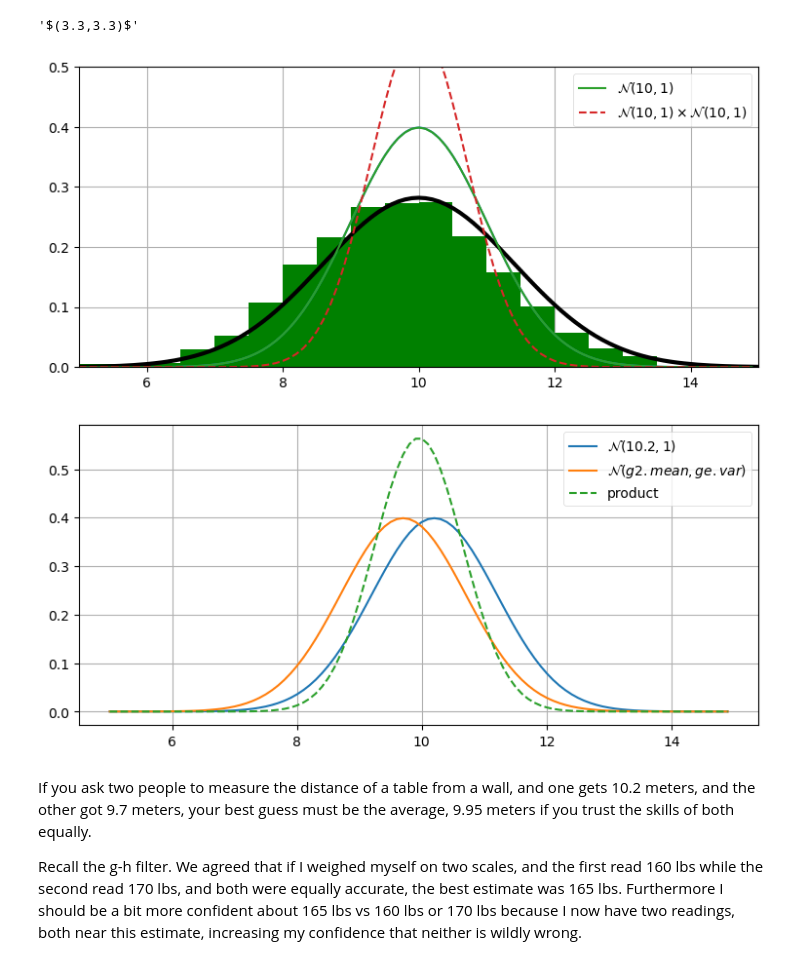
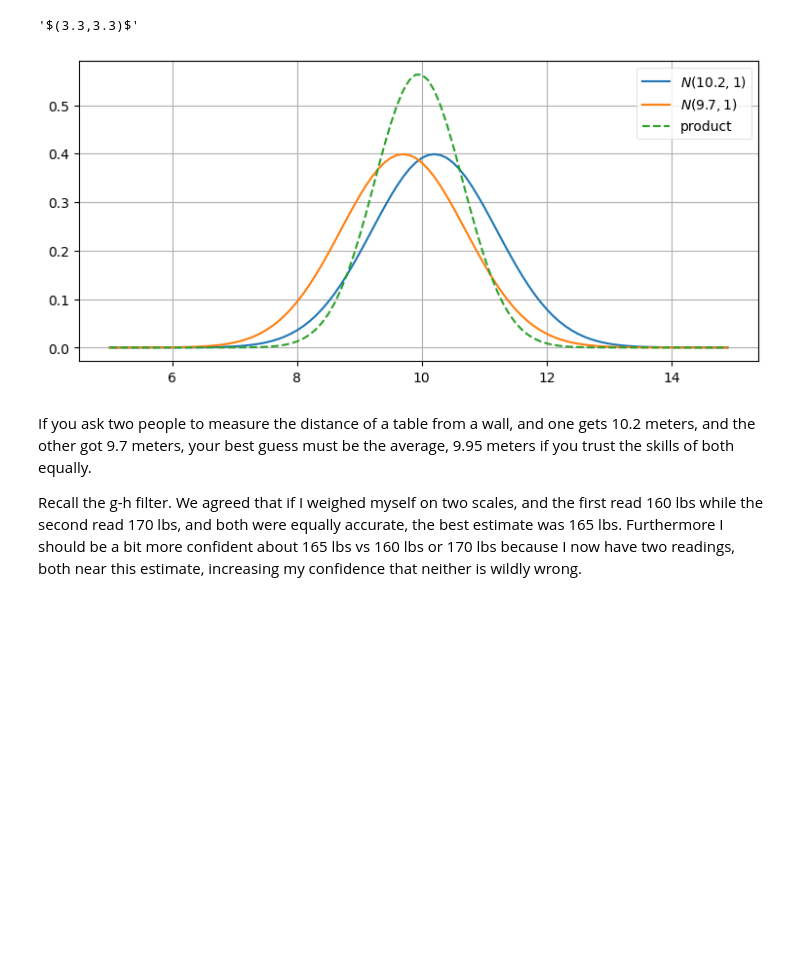
Before and after one commit to Poshehon/Kalman-and-Bayesian-Filters-in-Python, a Jupyter notebook: 04-One-Dimensional-Kalman-Filters.ipynb, the cells around one changed output. Cells and saved outputs as stored; diff of their text form; code cells hidden in the pictures; blank space fills up the shorter version.

```diff
--- a/04-One-Dimensional-Kalman-Filters.ipynb
+++ b/04-One-Dimensional-Kalman-Filters.ipynb
@@ -148,13 +158,13 @@ Let's take advantage of the `namedtuple` class in Python's `collection` module t
 `namedtuple` works the same as a tuple, except you provide it with a type name and field names. It's not important to understand, but I modified the `__repr__` method to display its value using the notation in this chapter.
 # %%
 from collections import namedtuple
-gaussian = namedtuple('Gaussian', ['mean', 'var'])
-gaussian.__repr__ = lambda s: f'𝒩(μ={s[0]:.3f}, 𝜎²={s[1]:.3f})'
+Gaussian = namedtuple('Gaussian', ['mean', 'var'])
+Gaussian.__repr__ = lambda self: f'N(μ={self.mean:.3f}, σ²={self.var:.3f})'
 # %% [markdown]
 Now we can create a print a Gaussian with:
 # %%
-g1 = gaussian(3.4, 10.1)
-g2 = gaussian(mean=4.5, var=0.2**2)
+g1 = Gaussian(3.4, 10.1)
+g2 = Gaussian(mean=4.5, var=0.2**2)
 print(g1)
 print(g2)
 # %% [output]
@@ -225,15 +235,15 @@ If we implemented that in a function `gaussian_multiply()` we could implement ou
 def gaussian_multiply(g1, g2):
     mean = (g1.var * g2.mean + g2.var * g1.mean) / (g1.var + g2.var)
     variance = (g1.var * g2.var) / (g1.var + g2.var)
-    return gaussian(mean, variance)
+    return Gaussian(mean, variance)
 
 def update(prior, likelihood):
     posterior = gaussian_multiply(likelihood, prior)
     return posterior
 
 # test the update function
-predicted_pos = gaussian(10., .2**2)
-measured_pos = gaussian(11., .1**2)
+predicted_pos = Gaussian(10., .2**2)
+measured_pos = Gaussian(11., .1**2)
 estimated_pos = update(predicted_pos, measured_pos)
 estimated_pos
 # %% [output]
@@ -255,16 +265,14 @@ We have the majority of our filter implemented, but I fear this step is still a
 
 Let's plot the pdf of $\mathcal{N}(10,\, 1) \times \mathcal{N}(10,\, 1)$. Can you determine its shape without looking at the result? What should the new mean be? Will the curve be wider, narrower, or the same as $\mathcal{N}(10,\, 1)$?
 # %%
-z = gaussian(10., 1.)  # Gaussian N(10, 1)
-
+z = Gaussian(10., 1.) # Gaussian N(10, 1)
 product = gaussian_multiply(z, z)
-
 xs = np.arange(5, 15, 0.1)
 ys = [stats.gaussian(x, z.mean, z.var) for x in xs]
-plt.plot(xs, ys, label='$\mathcal{N}(10,1)$')
-
+plt.plot(xs, ys, label='$N(10,1)$')
 ys = [stats.gaussian(x, product.mean, product.var) for x in xs]
-plt.plot(xs, ys, label='$\mathcal{N}(10,1) \\times \mathcal{N}(10,1)$', ls='--')
+plt.plot(xs, ys, label='$N(10,1) \\times N(10,1)$', ls='--')
 plt.legend()
+plt.show()
 print(product)
 # %% [output]
@@ -285,27 +294,26 @@ f'$({m},{m})$'
 # %%
 def plot_products(g1, g2):
     plt.figure()
     product = gaussian_multiply(g1, g2)
 
     xs = np.arange(5, 15, 0.1)
     ys = [stats.gaussian(x, g1.mean, g1.var) for x in xs]
-    plt.plot(xs, ys, label='$\mathcal{N}$' + f'$({g1.mean},{g1.var})$')
+    plt.plot(xs, ys, label='$N$' + f'$({g1.mean},{g1.var})$')
 
     ys = [stats.gaussian(x, g2.mean, g2.var) for x in xs]
-    plt.plot(xs, ys, label='$\mathcal{N}$' + '$({g2.mean},{ge.var})$')
+    plt.plot(xs, ys, label='$N$' + f'$({g2.mean},{g2.var})$')
 
     ys = [stats.gaussian(x, product.mean, product.var) for x in xs]
     plt.plot(xs, ys, label='product', ls='--')
     plt.legend();
     plt.show()
 
-z1 = gaussian(10.2, 1)
-z2 = gaussian(9.7, 1)
+z1 = Gaussian(10.2, 1)
+z2 = Gaussian(9.7, 1)
 
 plot_products(z1, z2)
 # %% [output]
-[figure, old version]
+[figure, new version]
-[figure, removed]
 # %% [markdown]
 If you ask two people to measure the distance of a table from a wall, and one gets 10.2 meters, and the other got 9.7 meters, your best guess must be the average, 9.95 meters if you trust the skills of both equally.
 
```
Also changed, not shown: parts of 31 cells of this notebook, 23 other files.
